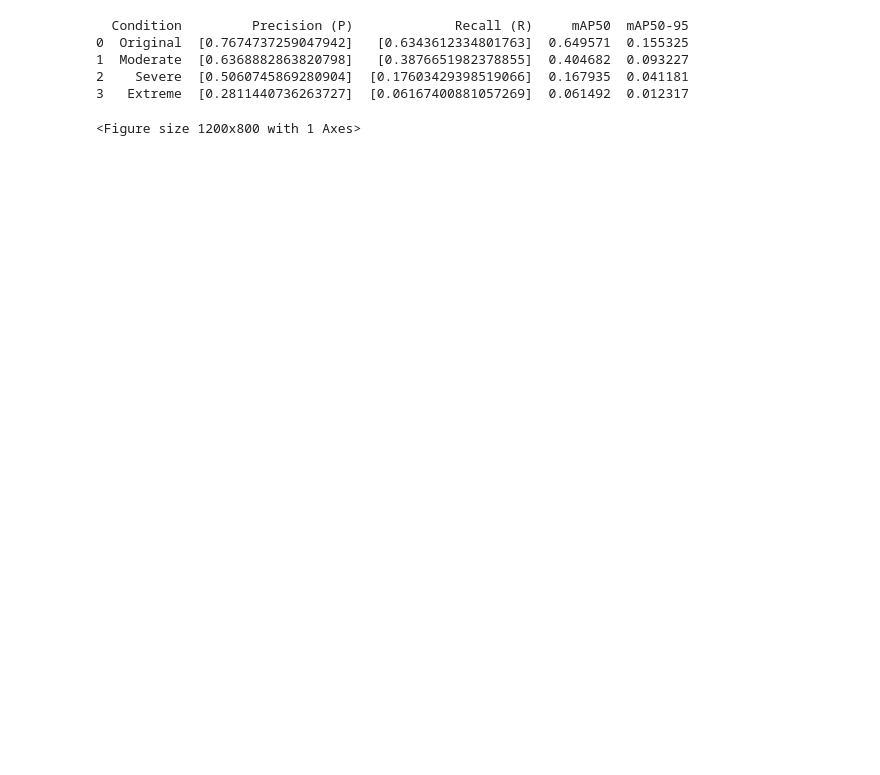
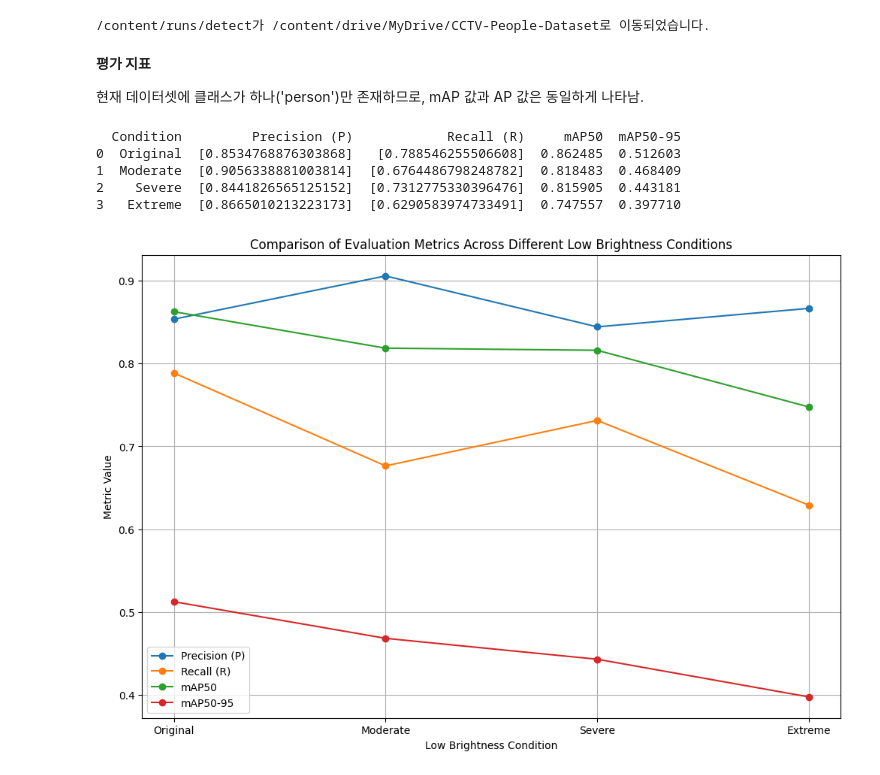
Before and after one commit to CSID-DGU/2024-02-CSC4004-2-5-Jirijyo, a Jupyter notebook: Object_Detection/EnlightenGAN_YOLO.ipynb, the cells around one changed output. Drawn from its saved outputs; the diff is of its cells as text; code cells hidden in the pictures; blank space fills up the shorter version.

Commit message:
CIDNet, EnlightenGAN 처리한 영상 YOLO 학습 추가

```diff
--- a/Object_Detection/EnlightenGAN_YOLO.ipynb
+++ b/Object_Detection/EnlightenGAN_YOLO.ipynb
@@ -175,0 +318,6 @@ Results saved to runs\detect\val13
+# %%
+from ultralytics import YOLO
+
+# 원본 데이터로 훈련된 모델 평가
+model_original = YOLO('/content/drive/MyDrive/CCTV-People-Dataset/runs/train/best.pt')
+results_original = model_original.val(data='/content/drive/MyDrive/CCTV-People-Dataset/yaml/data_origin.yaml')
@@ -175,0 +337,12 @@ Results saved to runs\detect\val13
+# %%
+# 중간 저조도
+model_moderate = YOLO('/content/drive/MyDrive/CCTV-People-Dataset/runs/train/EnlightenGAN/moderate/weights/best.pt')
+results_moderate = model_moderate.val(data='/content/drive/MyDrive/CCTV-People-Dataset/yaml/data_moderate_GAN.yaml')
+
+# 심한 저조도
+model_severe = YOLO('/content/drive/MyDrive/CCTV-People-Dataset/runs/train/EnlightenGAN/severe/weights/best.pt')
+results_severe = model_severe.val(data='/content/drive/MyDrive/CCTV-People-Dataset/yaml/data_severe_GAN.yaml')
+
+# 매우 심한 저조도
+model_extreme = YOLO('/content/drive/MyDrive/CCTV-People-Dataset/runs/train/EnlightenGAN/extreme/weights/best.pt')
+results_extreme = model_extreme.val(data='/content/drive/MyDrive/CCTV-People-Dataset/yaml/data_extreme_GAN.yaml')
@@ -176,3 +365,20 @@ Results saved to runs\detect\val13
+# %%
+import shutil
+
+# 원본 폴더 경로
+source = "/content/runs/detect"
+# 대상 폴더 경로
+destination = "/content/drive/MyDrive/CCTV-People-Dataset"
+
+# 폴더 이동
+shutil.move(source, destination)
+print(f"{source}가 {destination}로 이동되었습니다.")
+# %% [output]
+/content/runs/detect가 /content/drive/MyDrive/CCTV-People-Dataset로 이동되었습니다.
+# %% [markdown]
+**평가 지표**
+
+현재 데이터셋에 클래스가 하나('person')만 존재하므로, mAP 값과 AP 값은 동일하게 나타남.
 # %%
 import pandas as pd
 import matplotlib.pyplot as plt
@@ -183,12 +389,12 @@ def extract_metrics(result):
         "Precision (P)": result.box.p,  # 단일 값으로 사용
         "Recall (R)": result.box.r,     # 단일 값으로 사용
         "mAP50": result.box.map50,      # 단일 값으로 사용
-        "mAP50-95": result.box.map
+        "mAP50-95": result.box.map      # 단일 값으로 사용
     }
     return metrics
 
 # 각 결과로부터 메트릭을 추출합니다.
-metrics_original = extract_metrics(results_origin)
+metrics_original = extract_metrics(results_original)
 metrics_moderate = extract_metrics(results_moderate)
 metrics_severe = extract_metrics(results_severe)
 metrics_extreme = extract_metrics(results_extreme)
@@ -198,38 +404,37 @@ data = {
     "Condition": ["Original", "Moderate", "Severe", "Extreme"],
     "Precision (P)": [metrics_original["Precision (P)"], metrics_moderate["Precision (P)"], metrics_severe["Precision (P)"], metrics_extreme["Precision (P)"]],
     "Recall (R)": [metrics_original["Recall (R)"], metrics_moderate["Recall (R)"], metrics_severe["Recall (R)"], metrics_extreme["Recall (R)"]],
     "mAP50": [metrics_original["mAP50"], metrics_moderate["mAP50"], metrics_severe["mAP50"], metrics_extreme["mAP50"]],
     "mAP50-95": [metrics_original["mAP50-95"], metrics_moderate["mAP50-95"], metrics_severe["mAP50-95"], metrics_extreme["mAP50-95"]],
 }
 
 # 데이터프레임 생성
 df = pd.DataFrame(data)
 
 # 결과 출력 (확인용)
 print(df)
 
 # 메트릭 비교를 위한 시각화
 metrics = ["Precision (P)", "Recall (R)", "mAP50", "mAP50-95"]
 x = df["Condition"]
 
 plt.figure(figsize=(12, 8))
 
 # 각 메트릭을 플롯으로 그립니다.
 for metric in metrics:
-    plt.plot(x, df[metric], marker='o', label=metric)  # 각 메트릭별로 플롯 생성
+    plt.plot(x, df[metric], marker='o', label=metric)
 
 # 라벨 및 제목 설정
 plt.xlabel("Low Brightness Condition")
 plt.ylabel("Metric Value")
 plt.title("Comparison of Evaluation Metrics Across Different Low Brightness Conditions")
 plt.legend()
 plt.grid(True)
-
 plt.show()
 # %% [output]
-  Condition         Precision (P)             Recall (R)     mAP50  mAP50-95
-0  Original  [0.7674737259047942]   [0.6343612334801763]  0.649571  0.155325
-1  Moderate  [0.6368882863820798]   [0.3876651982378855]  0.404682  0.093227
-2    Severe  [0.5060745869280904]  [0.17603429398519066]  0.167935  0.041181
-3   Extreme  [0.2811440736263727]  [0.06167400881057269]  0.061492  0.012317
+  Condition         Precision (P)            Recall (R)     mAP50  mAP50-95
+0  Original  [0.8534768876303868]   [0.788546255506608]  0.862485  0.512603
+1  Moderate  [0.9056338881003814]  [0.6764486798248782]  0.818483  0.468409
+2    Severe  [0.8441826565125152]  [0.7312775330396476]  0.815905  0.443181
+3   Extreme  [0.8665010213223173]  [0.6290583974733491]  0.747557  0.397710
-<Figure size 1200x800 with 1 Axes>
+[figure, added]
```
Also changed, not shown: parts of 22 cells of this notebook, 1 other file.
